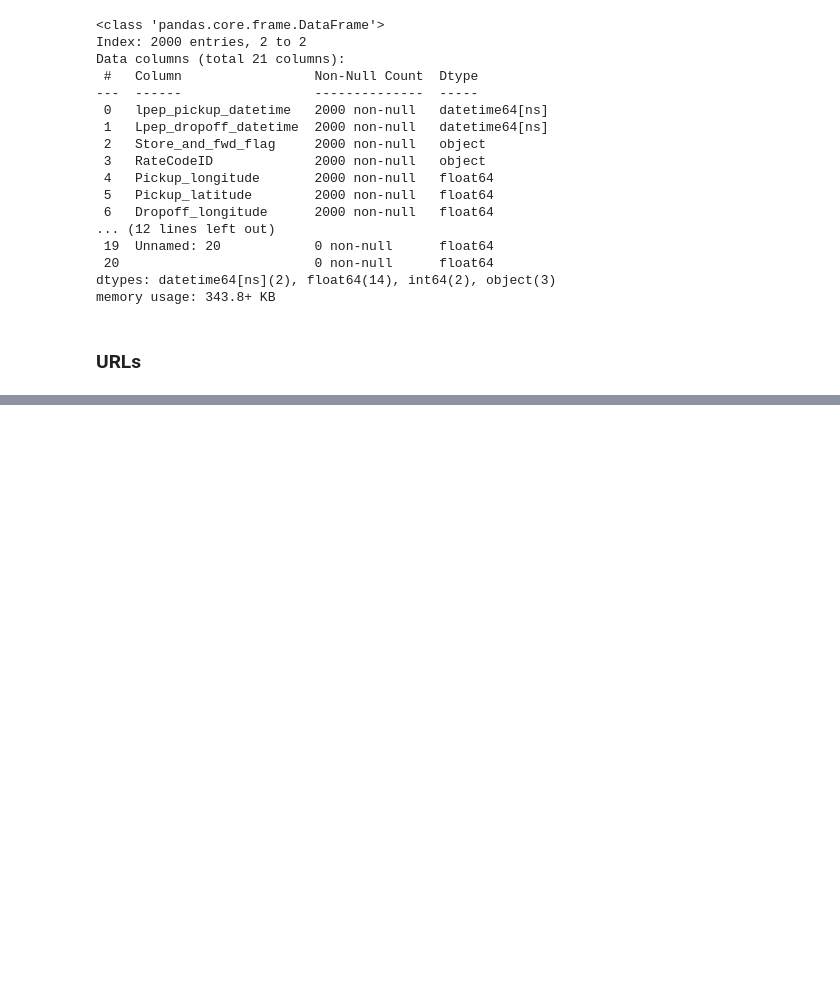
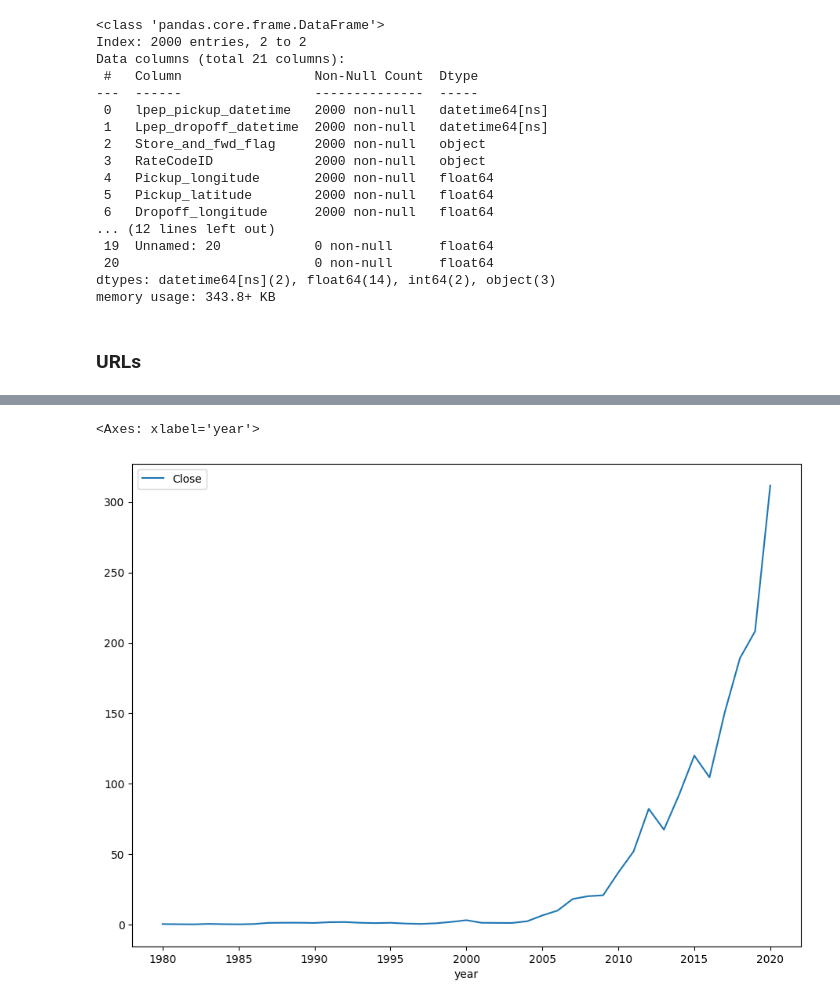
Before and after one commit to pdiegoneves/data_visualization_with_python, a Jupyter notebook: main.ipynb, the cells around one changed output, grey strips where cells are left out. Saved outputs shown, nothing was run; the diff lists cells and outputs as text; code cells hidden in the pictures; blank space fills up the shorter version.

```diff
--- a/main.ipynb
+++ b/main.ipynb
@@ -201,0 +328,3 @@ ImportError: Missing optional dependency 'lxml'.  Use pip or conda to install lx
+# %%
+data = pd.read_csv('data/AAPL.csv', parse_dates=['Date'])
+data.dtypes
@@ -201,0 +340,2 @@ ImportError: Missing optional dependency 'lxml'.  Use pip or conda to install lx
+# %%
+data.set_index('Date', inplace=True)
@@ -201,0 +445,5 @@ ImportError: Missing optional dependency 'lxml'.  Use pip or conda to install lx
+# %%
+apple = data.copy()
+# %%
+apple['year'] = apple.index.year
+apple['month'] = apple.index.month
@@ -201,0 +471,5 @@ ImportError: Missing optional dependency 'lxml'.  Use pip or conda to install lx
+# %%
+apple[['Close', 'year']].groupby('year').mean().plot()
+# %% [output]
+<Axes: xlabel='year'>
+[figure, added]
```
Also changed, not shown: parts of 34 cells of this notebook.
